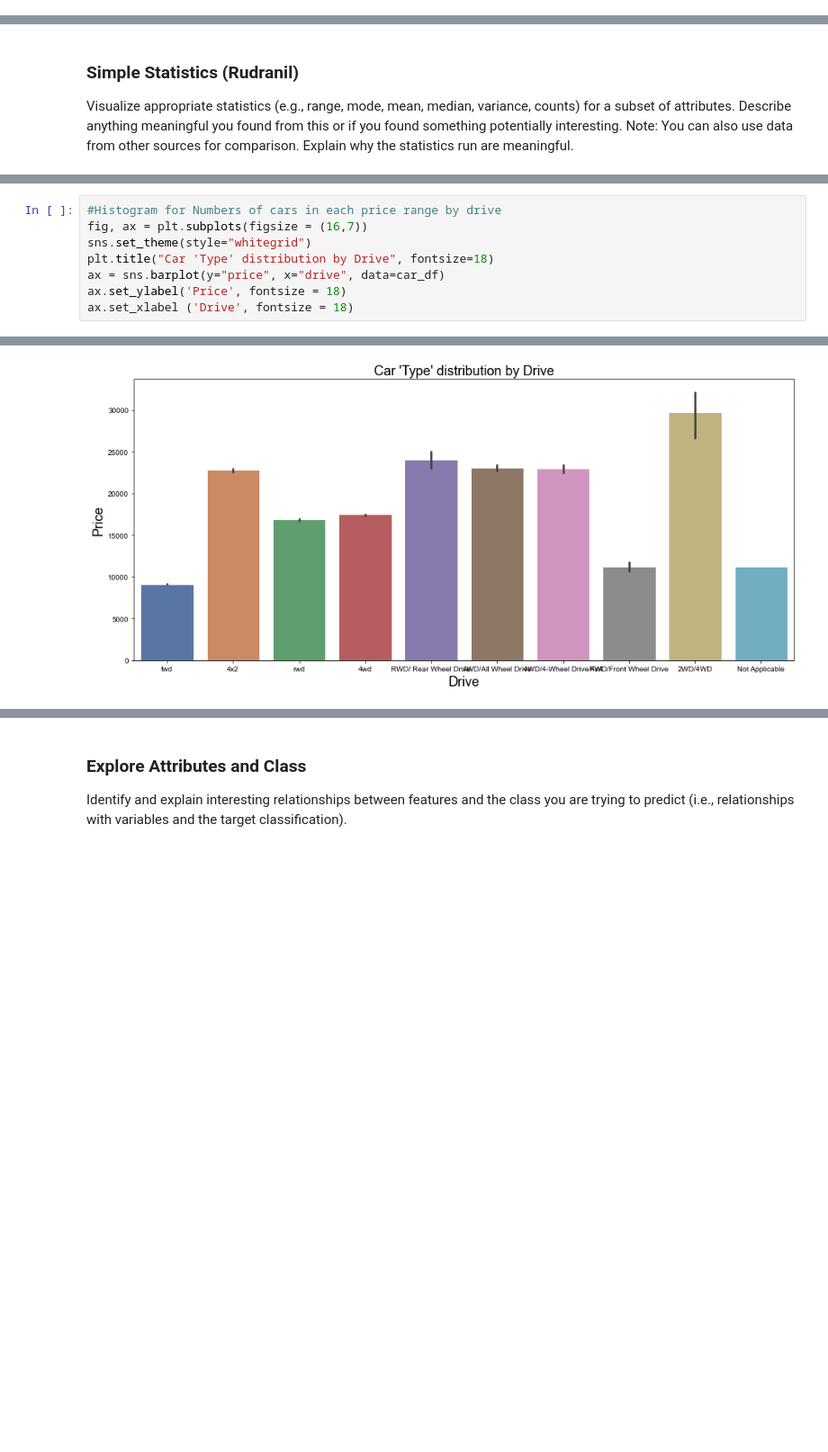
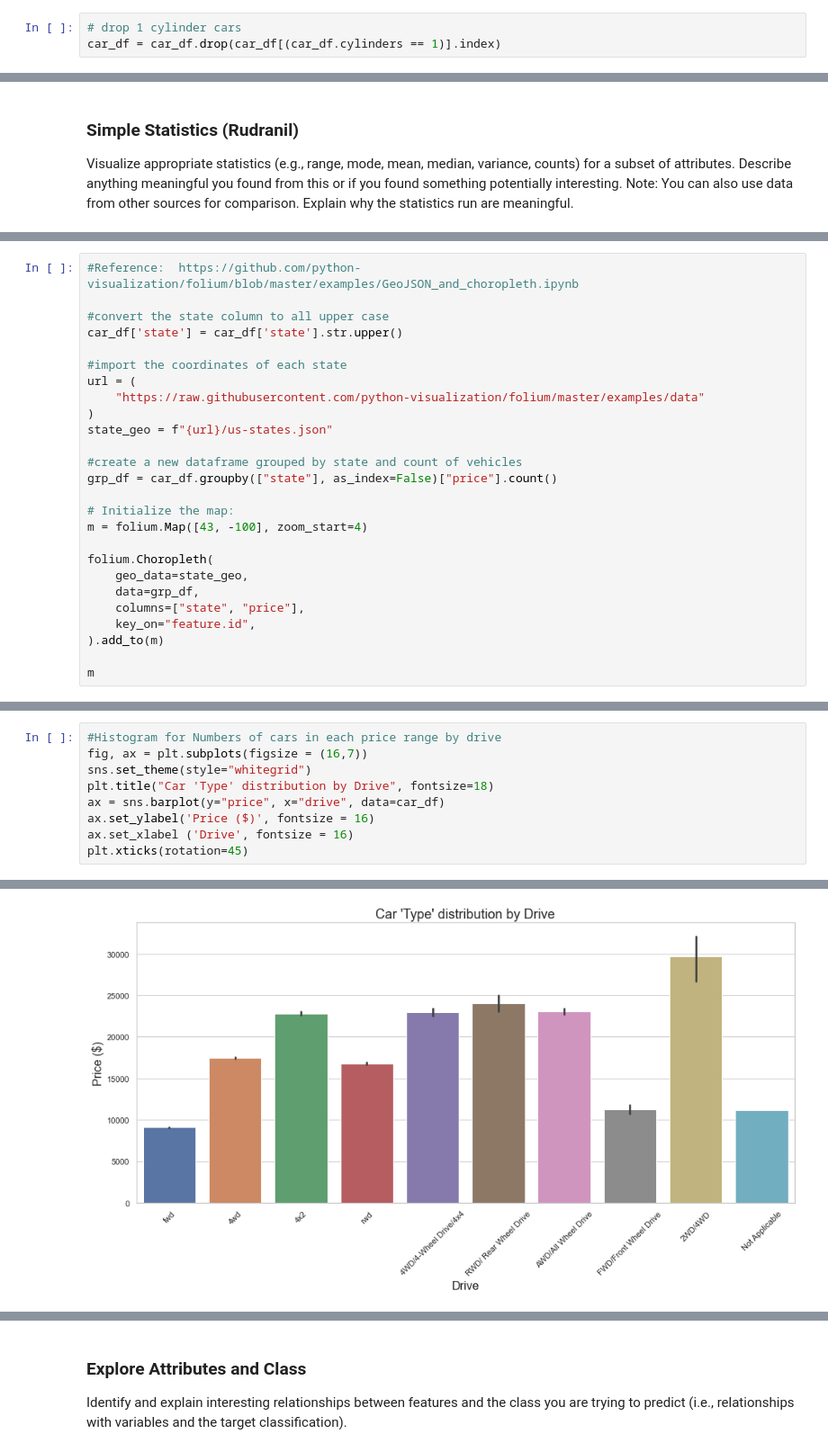
Before and after one commit to RudranilMitra/DS7331_Lab1, a Jupyter notebook: gp1.ipynb, the cells around one changed output, grey strips where cells are left out. Shown at 90% size. Cells and saved outputs as stored; diff of their text form; blank space fills up the shorter version.

```diff
--- a/gp1.ipynb
+++ b/gp1.ipynb
@@ -471,6 +480,9 @@ car_df['cylinders'] = car_df['cylinders'].fillna('Z')
 car_df.drop(car_df[car_df['cylinders']=='Z'].index,inplace=True)
 car_df.drop(car_df[car_df['cylinders']=='other'].index,inplace=True)
 car_df['cylinders'] = car_df['cylinders'].astype('int64')
+# %%
+# drop 1 cylinder cars
+car_df = car_df.drop(car_df[(car_df.cylinders == 1)].index)
 # %%
 car_df['cylinders'].unique()
 # %% [output]
@@ -543,0 +527,26 @@ Visualize the most interesting attributes (at least 5 attributes, your opinion o
+# %%
+#Reference:  https://github.com/python-visualization/folium/blob/master/examples/GeoJSON_and_choropleth.ipynb
+
+#convert the state column to all upper case
+car_df['state'] = car_df['state'].str.upper()
+
+#import the coordinates of each state
+url = (
+    "https://raw.githubusercontent.com/python-visualization/folium/master/examples/data"
+)
+state_geo = f"{url}/us-states.json"
+
+#create a new dataframe grouped by state and count of vehicles
+grp_df = car_df.groupby(["state"], as_index=False)["price"].count()
+
+# Initialize the map:
+m = folium.Map([43, -100], zoom_start=4)
+
+folium.Choropleth(
+    geo_data=state_geo,
+    data=grp_df,
+    columns=["state", "price"],
+    key_on="feature.id",
+).add_to(m)
+
+m
@@ -568,6 +591,7 @@ fig, ax = plt.subplots(figsize = (16,7))
 sns.set_theme(style="whitegrid")
 plt.title("Car 'Type' distribution by Drive", fontsize=18)
 ax = sns.barplot(y="price", x="drive", data=car_df)
-ax.set_ylabel('Price', fontsize = 18)
-ax.set_xlabel ('Drive', fontsize = 18)
+ax.set_ylabel('Price ($)', fontsize = 16)
+ax.set_xlabel ('Drive', fontsize = 16)
+plt.xticks(rotation=45)
 # %% [output]
@@ -575,2 +609,2 @@ Text(0.5, 0, 'Drive')
-[figure, old version]
+[figure, new version]
 # %% [markdown]
```
Also changed, not shown: parts of 81 cells of this notebook.
